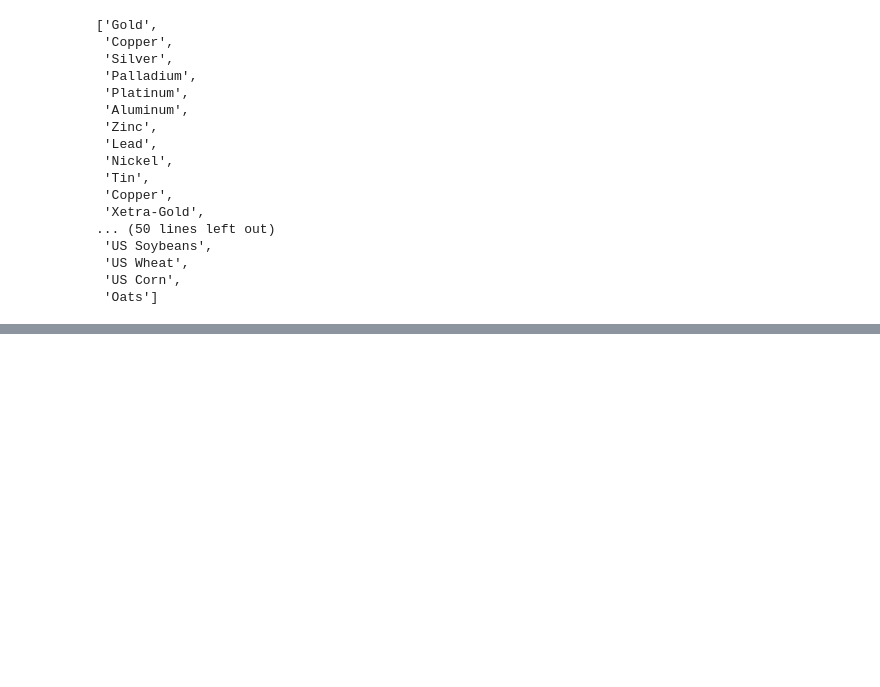
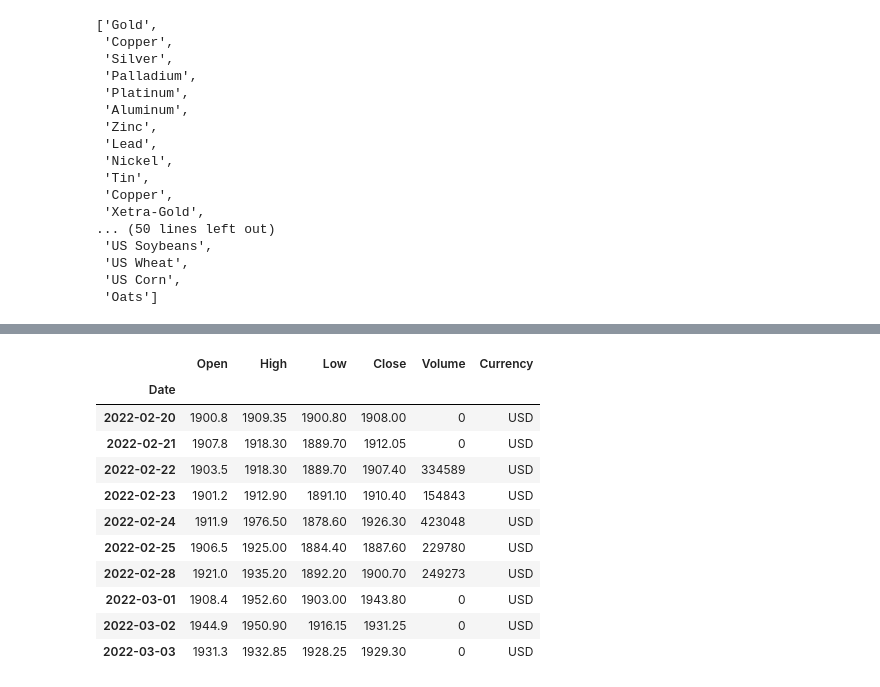
Before and after one commit to Edu-Moreira/Estudos-de-Python, a Jupyter notebook: Dados_Investing.ipynb, the cells around one changed output, grey strips where cells are left out. Cells and saved outputs as stored; diff of their text form; code cells hidden in the pictures; blank space fills up the shorter version.

```diff
--- a/Dados_Investing.ipynb
+++ b/Dados_Investing.ipynb
@@ -63,0 +93,17 @@ petrol.tail()
+# %%
+ouro = inv.get_commodity_historical_data(commodity= 'Gold', from_date = '01/01/2000', to_date = hoje)
+
+ouro.tail(10)
+# %% [output]
+|  | Open | High | Low | Close | Volume | Currency |
+| Date |  |  |  |  |  |  |
+| 2022-02-20 | 1900.8 | 1909.35 | 1900.80 | 1908.00 | 0 | USD |
+| 2022-02-21 | 1907.8 | 1918.30 | 1889.70 | 1912.05 | 0 | USD |
+| 2022-02-22 | 1903.5 | 1918.30 | 1889.70 | 1907.40 | 334589 | USD |
+| 2022-02-23 | 1901.2 | 1912.90 | 1891.10 | 1910.40 | 154843 | USD |
+| 2022-02-24 | 1911.9 | 1976.50 | 1878.60 | 1926.30 | 423048 | USD |
+| 2022-02-25 | 1906.5 | 1925.00 | 1884.40 | 1887.60 | 229780 | USD |
+| 2022-02-28 | 1921.0 | 1935.20 | 1892.20 | 1900.70 | 249273 | USD |
+| 2022-03-01 | 1908.4 | 1952.60 | 1903.00 | 1943.80 | 0 | USD |
+| 2022-03-02 | 1944.9 | 1950.90 | 1916.15 | 1931.25 | 0 | USD |
+| 2022-03-03 | 1931.3 | 1932.85 | 1928.25 | 1929.30 | 0 | USD |
```
Also changed, not shown: parts of 9 cells of this notebook.
